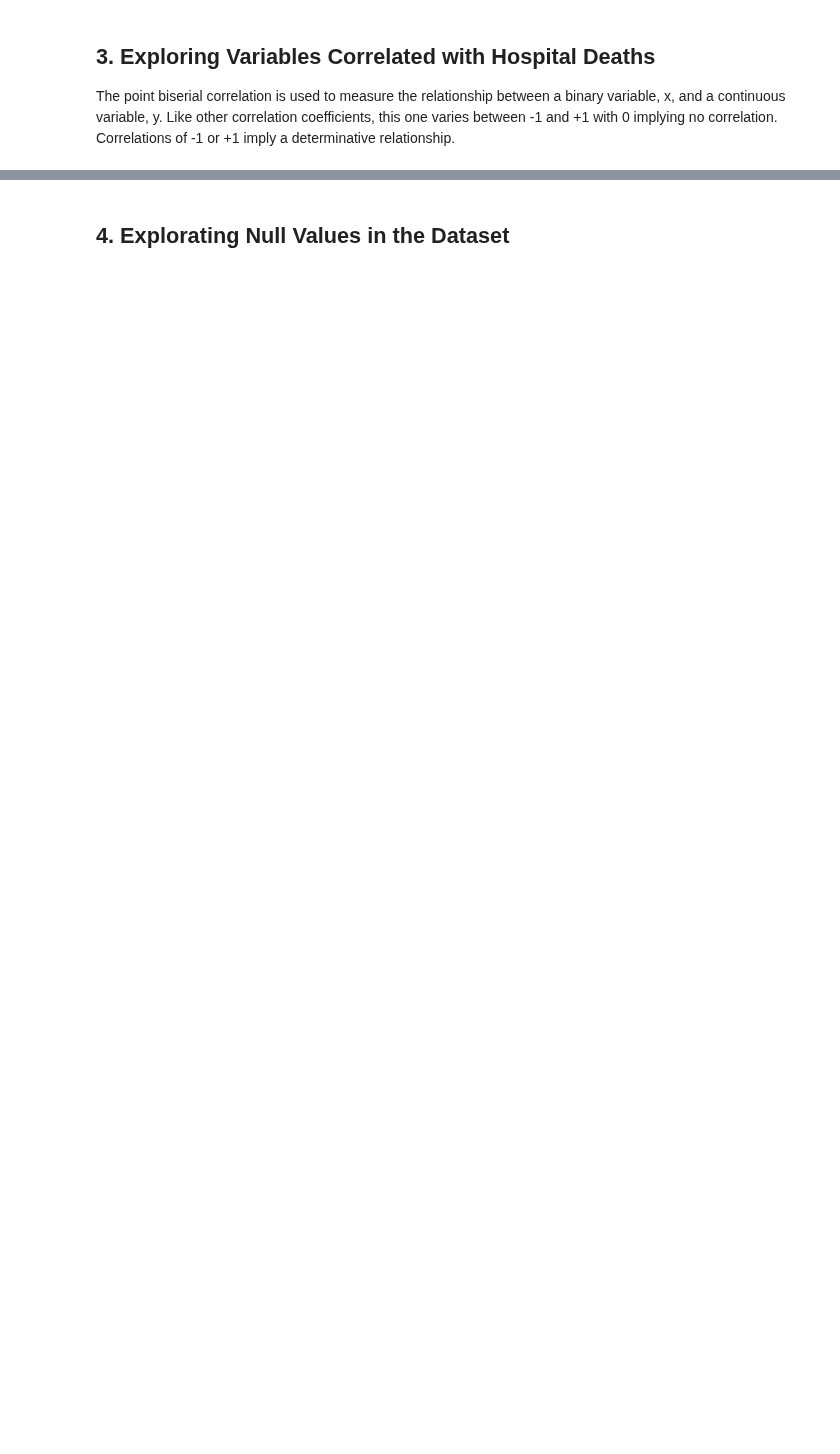
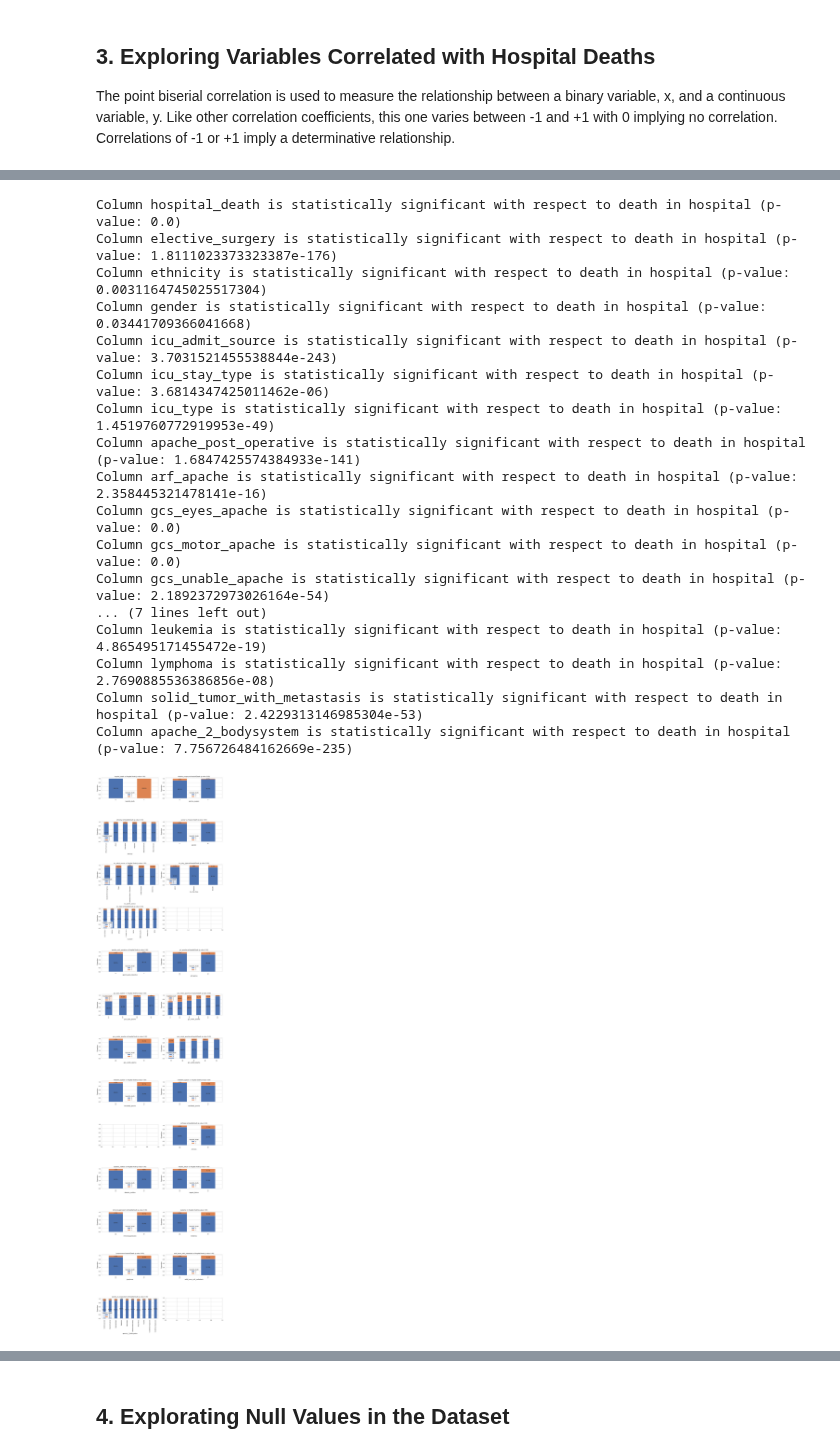
Before and after one commit to ShaniCohen/pred-ICU, a Jupyter notebook: main_eda.ipynb, the cells around one changed output, grey strips where cells are left out. Cells and saved outputs as stored; diff of their text form; code cells hidden in the pictures; blank space fills up the shorter version.

```diff
--- a/main_eda.ipynb
+++ b/main_eda.ipynb
@@ -57,3 +89,63 @@ continious_columns= df.columns[(df.nunique() >=10) & ((df.dtypes == 'int64')|(df
+# %%
+import math
+
+# Determine the number of rows and columns for subplots
+num_plots = len(binary_columns)
+num_cols = 2  # You can choose a different number based on your preference
+num_rows = math.ceil(num_plots / num_cols)
+
+# Create a large figure to hold all subplots
+fig, axs = plt.subplots(num_rows, num_cols, figsize=(15, num_rows * 5))
+axs = axs.flatten()  # Flatten to 1D array for easy indexing
+
+# Iterate over each categorical column
+for idx, column in enumerate(binary_columns):
+    # Create a contingency table
+    contingency_table = pd.crosstab(df[column], df['hospital_death'])
+
+    # Perform the Chi-squared test
+    chi2, p, dof, expected = chi2_contingency(contingency_table)
+
+    # Check if the result is statistically significant
+    if p < 0.05:  # Common threshold for statistical significance
+        print(f"Column {column} is statistically significant with respect to death in hospital (p-value: {p})")
+
+         # Normalize the contingency table to show proportions
+        normalized_table = contingency_table.div(contingency_table.sum(axis=1), axis=0)
+
+        # Plotting the normalized stacked bar chart
+        ax = normalized_table.plot(kind='bar', stacked=True, ax=axs[idx])
+        ax.set_title(f"{column} vs Hospital Death (p-value: {p:.2f})")
+        ax.set_xlabel(column)
+        ax.set_ylabel('Proportion')
+
+        # Annotating the chart with percentages
+        for c in ax.containers:
+            labels = [f'{v.get_height():.1%}' if v.get_height() > 0 else '' for v in c]
+            ax.bar_label(c, labels=labels, label_type='center')
+
+# Adjust layout to prevent overlap
+plt.tight_layout()
+plt.show()
+# %% [output]
+Column hospital_death is statistically significant with respect to death in hospital (p-value: 0.0)
+Column elective_surgery is statistically significant with respect to death in hospital (p-value: 1.8111023373323387e-176)
+Column ethnicity is statistically significant with respect to death in hospital (p-value: 0.0031164745025517304)
+Column gender is statistically significant with respect to death in hospital (p-value: 0.03441709366041668)
+Column icu_admit_source is statistically significant with respect to death in hospital (p-value: 3.7031521455538844e-243)
+Column icu_stay_type is statistically significant with respect to death in hospital (p-value: 3.6814347425011462e-06)
+Column icu_type is statistically significant with respect to death in hospital (p-value: 1.4519760772919953e-49)
+Column apache_post_operative is statistically significant with respect to death in hospital (p-value: 1.6847425574384933e-141)
+Column arf_apache is statistically significant with respect to death in hospital (p-value: 2.358445321478141e-16)
+Column gcs_eyes_apache is statistically significant with respect to death in hospital (p-value: 0.0)
+Column gcs_motor_apache is statistically significant with respect to death in hospital (p-value: 0.0)
+Column gcs_unable_apache is statistically significant with respect to death in hospital (p-value: 2.1892372973026164e-54)
+... (7 lines left out)
+Column leukemia is statistically significant with respect to death in hospital (p-value: 4.865495171455472e-19)
+Column lymphoma is statistically significant with respect to death in hospital (p-value: 2.7690885536386856e-08)
+Column solid_tumor_with_metastasis is statistically significant with respect to death in hospital (p-value: 2.4229313146985304e-53)
+Column apache_2_bodysystem is statistically significant with respect to death in hospital (p-value: 7.756726484162669e-235)
+[figure, added]
 # %%
 
 
```
Also changed, not shown: parts of 27 cells of this notebook.
